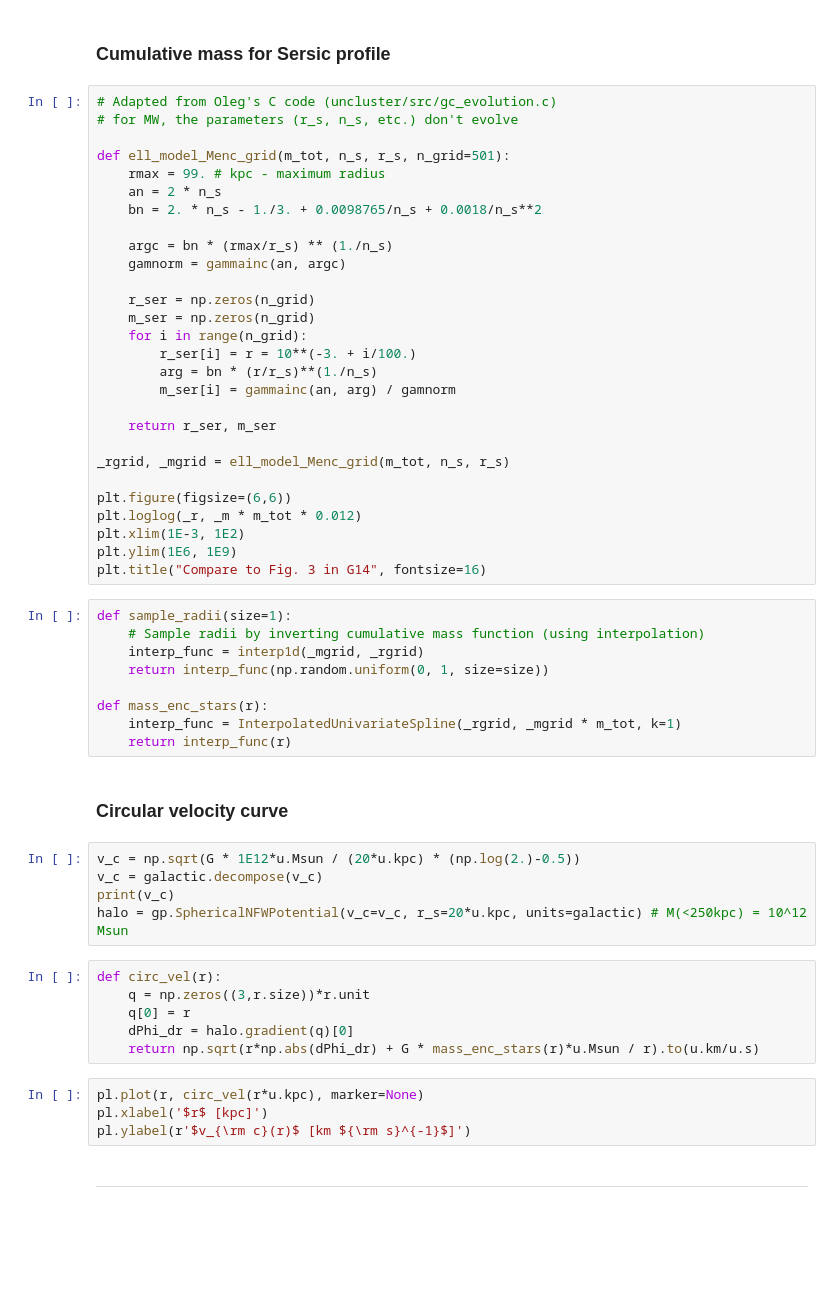
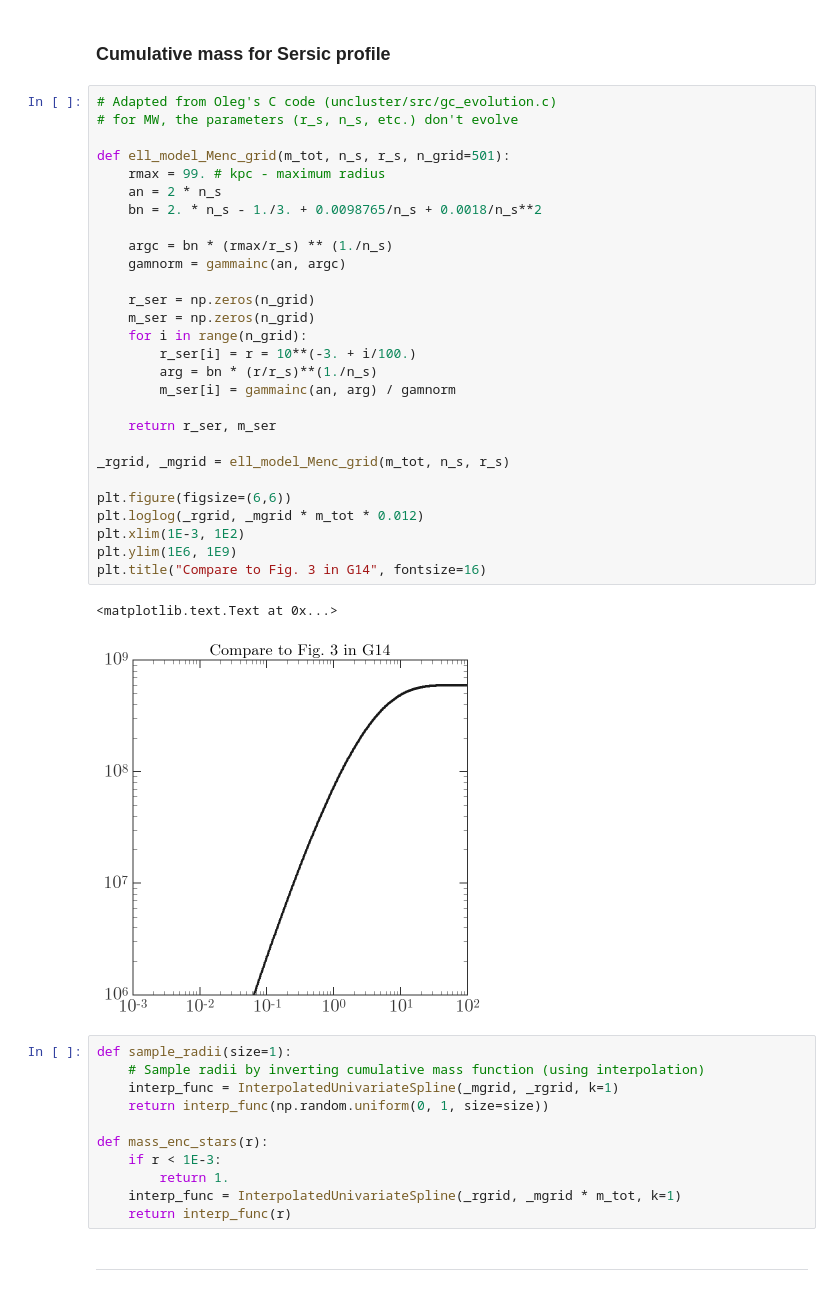
Before and after one commit to adrn/uncluster, a Jupyter notebook: notebooks/Reproduce Gnedin et al (2014).ipynb, the cells around one changed output. Saved outputs shown, nothing was run; the diff lists cells and outputs as text; blank space fills up the shorter version.

```diff
--- a/notebooks/Reproduce Gnedin et al (2014).ipynb
+++ b/notebooks/Reproduce Gnedin et al (2014).ipynb
@@ -37,57 +37,45 @@ z = 3. # formation epoch
 # %%
 # Adapted from Oleg's C code (uncluster/src/gc_evolution.c)
 # for MW, the parameters (r_s, n_s, etc.) don't evolve
 
 def ell_model_Menc_grid(m_tot, n_s, r_s, n_grid=501):
     rmax = 99. # kpc - maximum radius
     an = 2 * n_s
     bn = 2. * n_s - 1./3. + 0.0098765/n_s + 0.0018/n_s**2
 
     argc = bn * (rmax/r_s) ** (1./n_s)
     gamnorm = gammainc(an, argc)
 
     r_ser = np.zeros(n_grid)
     m_ser = np.zeros(n_grid)
     for i in range(n_grid):
         r_ser[i] = r = 10**(-3. + i/100.)
         arg = bn * (r/r_s)**(1./n_s)
         m_ser[i] = gammainc(an, arg) / gamnorm
 
     return r_ser, m_ser
 
 _rgrid, _mgrid = ell_model_Menc_grid(m_tot, n_s, r_s)
 
 plt.figure(figsize=(6,6))
-plt.loglog(_r, _m * m_tot * 0.012)
+plt.loglog(_rgrid, _mgrid * m_tot * 0.012)
 plt.xlim(1E-3, 1E2)
 plt.ylim(1E6, 1E9)
 plt.title("Compare to Fig. 3 in G14", fontsize=16)
+# %% [output]
+<matplotlib.text.Text at 0x...>
+[figure, added]
 # %%
 def sample_radii(size=1):
     # Sample radii by inverting cumulative mass function (using interpolation)
-    interp_func = interp1d(_mgrid, _rgrid)
+    interp_func = InterpolatedUnivariateSpline(_mgrid, _rgrid, k=1)
     return interp_func(np.random.uniform(0, 1, size=size))
 
 def mass_enc_stars(r):
+    if r < 1E-3:
+        return 1.
     interp_func = InterpolatedUnivariateSpline(_rgrid, _mgrid * m_tot, k=1)
     return interp_func(r)
-# %% [markdown]
-### Circular velocity curve
-# %%
-v_c = np.sqrt(G * 1E12*u.Msun / (20*u.kpc) * (np.log(2.)-0.5))
-v_c = galactic.decompose(v_c)
-print(v_c)
-halo = gp.SphericalNFWPotential(v_c=v_c, r_s=20*u.kpc, units=galactic) # M(<250kpc) = 10^12 Msun
-# %%
-def circ_vel(r):
-    q = np.zeros((3,r.size))*r.unit
-    q[0] = r
-    dPhi_dr = halo.gradient(q)[0]
-    return np.sqrt(r*np.abs(dPhi_dr) + G * mass_enc_stars(r)*u.Msun / r).to(u.km/u.s)
-# %%
-pl.plot(r, circ_vel(r*u.kpc), marker=None)
-pl.xlabel('$r$ [kpc]')
-pl.ylabel(r'$v_{\rm c}(r)$ [km ${\rm s}^{-1}$]')
 # %% [markdown]
 ---
 # %%
```
Also changed, not shown: parts of 19 cells of this notebook.
